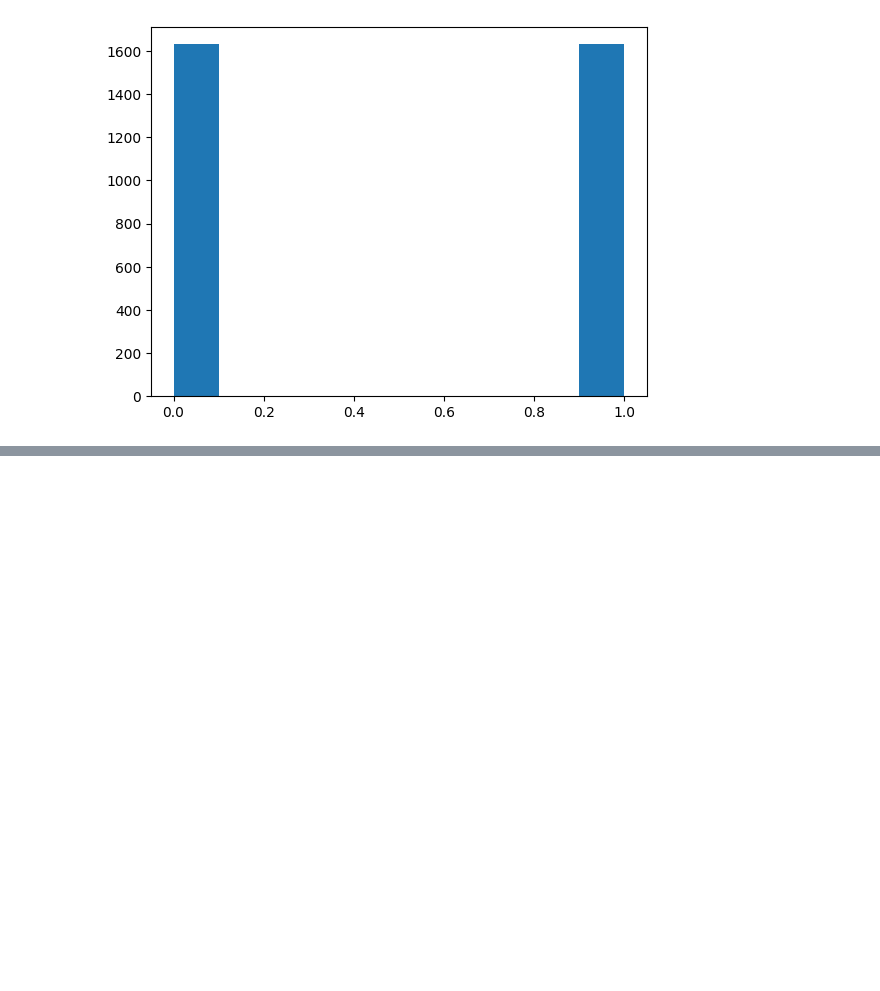
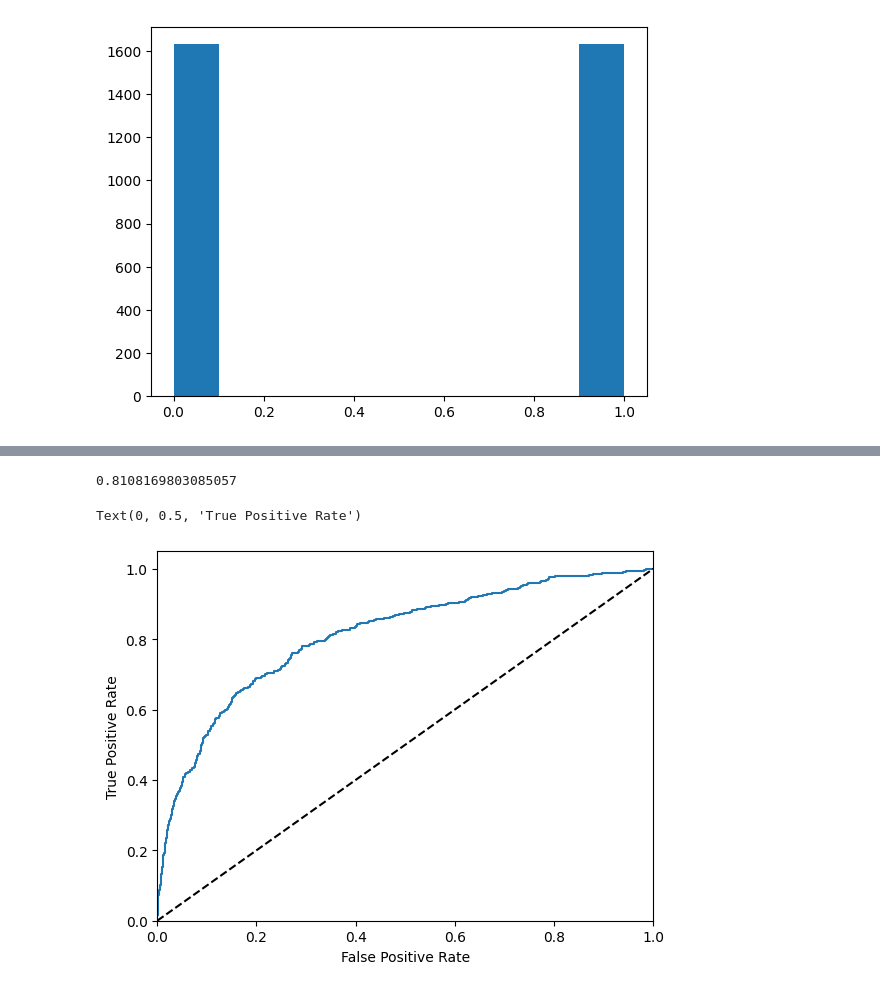
Before and after one commit to asegura4488/EDCO_IntroCienciaDatos, a Jupyter notebook: Semana6/RedNeuronal.ipynb, the cells around one changed output, grey strips where cells are left out. Drawn from its saved outputs; the diff is of its cells as text; code cells hidden in the pictures; blank space fills up the shorter version.

```diff
--- a/Semana6/RedNeuronal.ipynb
+++ b/Semana6/RedNeuronal.ipynb
@@ -226,0 +230,4 @@ if 'accuracy' in history.history and 'val_accuracy' in history.history:
+# %%
+# Predecir
+y_prob = model.predict(X_test_s).ravel()
+y_prob
@@ -226,0 +238,18 @@ if 'accuracy' in history.history and 'val_accuracy' in history.history:
+# %%
+test_auc = roc_auc_score(y_test, y_prob)
+fpr, tpr, thresholds = roc_curve(y_test, y_prob)
+print(test_auc)
+# %% [output]
+0.8108169803085057
+# %%
+fpr, tpr, _ = roc_curve(y_test, y_prob)
+plt.figure()
+plt.plot(fpr, tpr, label='ROC curve (area = %0.2f)' % test_auc)
+plt.plot([0,1], [0,1], 'k--')
+plt.xlim([0.0, 1.0])
+plt.ylim([0.0, 1.05])
+plt.xlabel('False Positive Rate')
+plt.ylabel('True Positive Rate')
+# %% [output]
+Text(0, 0.5, 'True Positive Rate')
+[figure, added]
```
Also changed, not shown: parts of 6 cells of this notebook.
